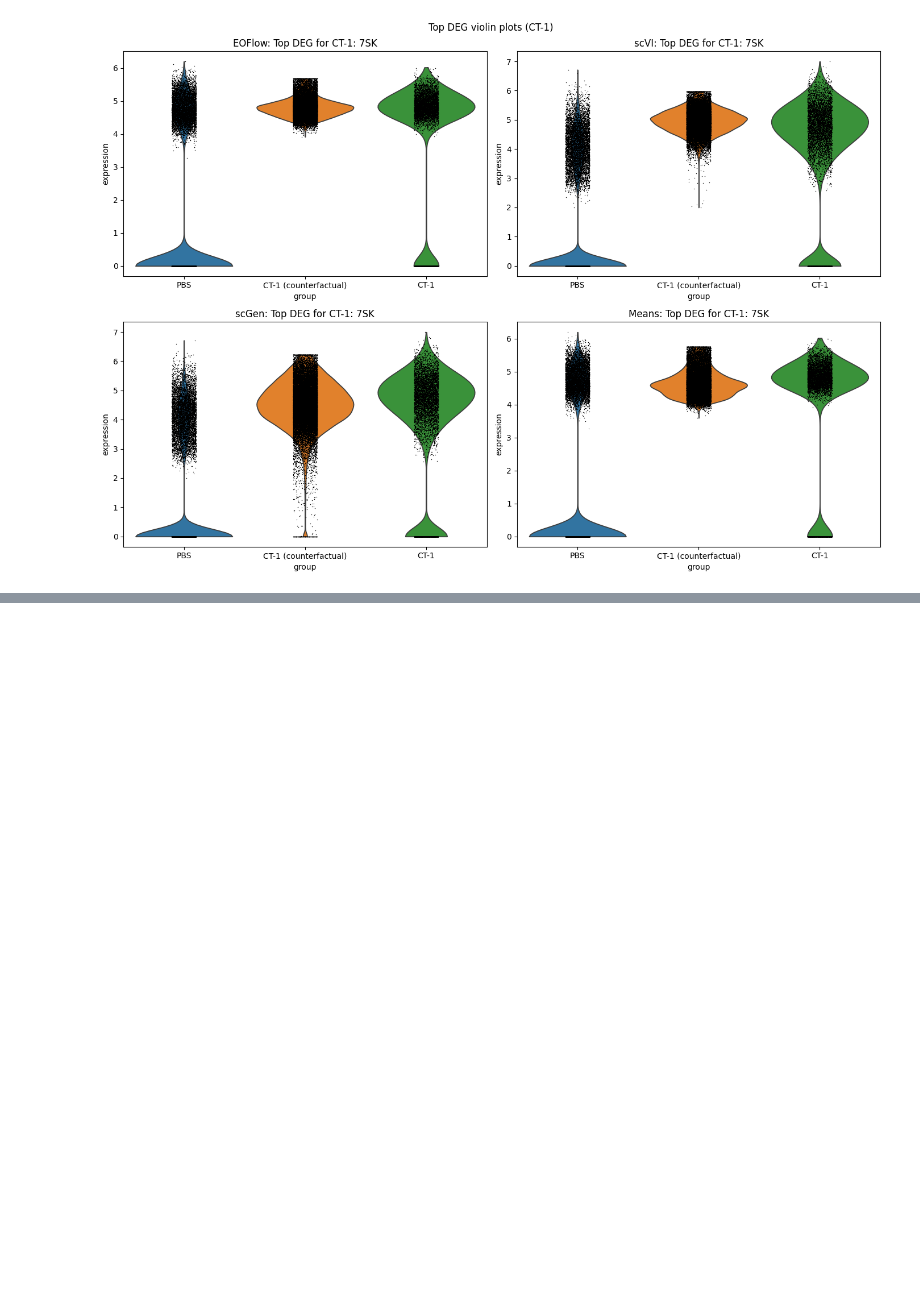
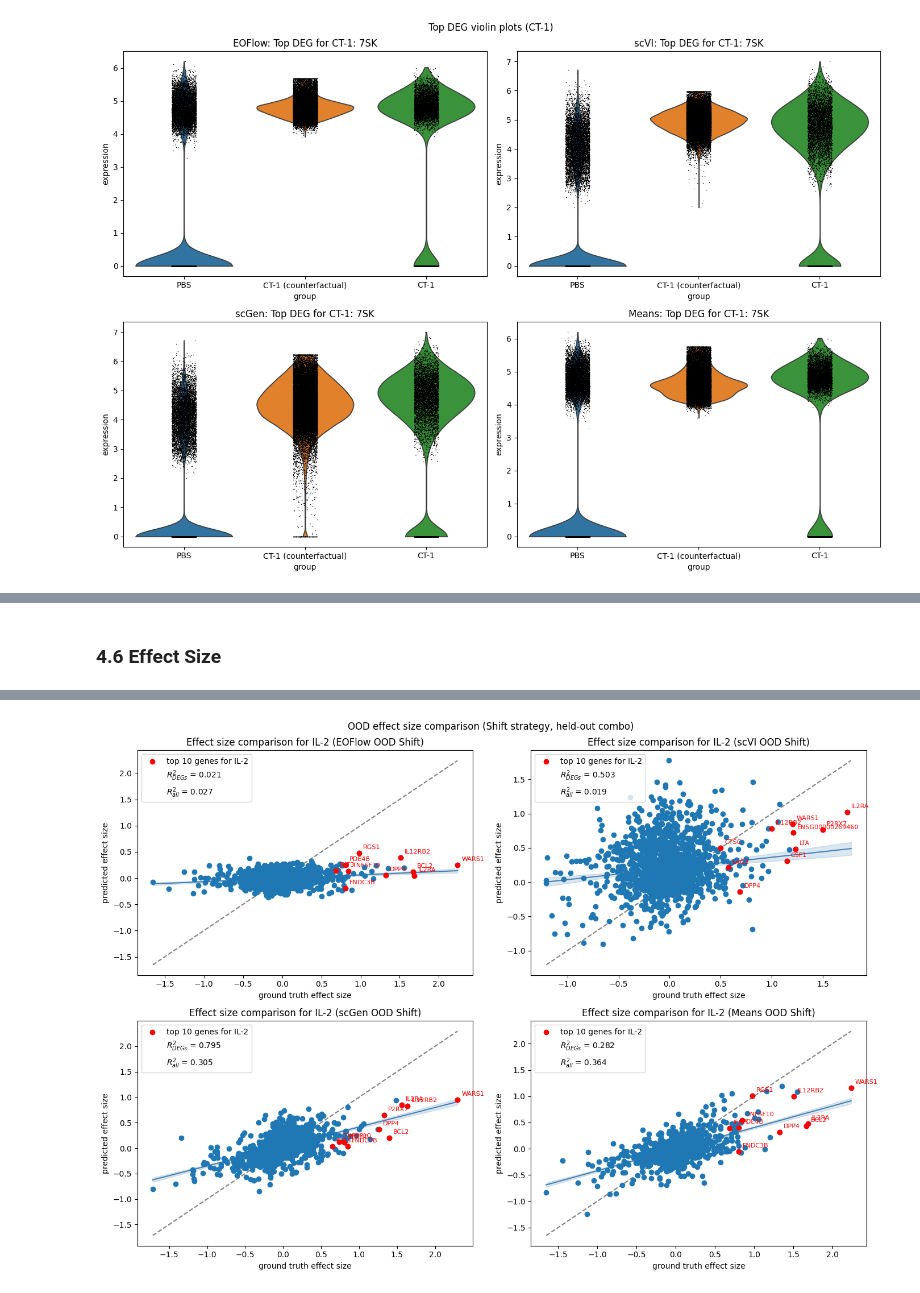
Before and after one commit to jan904/B-EOFlow, a Jupyter notebook: comparison.ipynb, the cells around one changed output, grey strips where cells are left out. Cells and saved outputs as stored; diff of their text form; code cells hidden in the pictures; blank space fills up the shorter version.

```diff
--- a/comparison.ipynb
+++ b/comparison.ipynb
@@ -658,0 +1124,20 @@ WARNING: adata.X seems to be already log-transformed.
+# %% [markdown]
+### 4.6 Effect Size
+# %%
+fig, axes = plt.subplots(2, 2, figsize=(14, 10))
+for m, ax in zip(ood_models, axes.flat):
+    cfs_fn = cfs_fn_from_adata(m["predictions"]["Shift"], source_label="Shift")
+    plot_effect_size_comparison(
+        m["scoped_analyzer"],
+        key=m["key"],
+        top_n=10,
+        cfs_fn=cfs_fn,
+        log1p_transform=m["log1p_transform"],
+        method=f"{m['name']} OOD Shift",
+        ax=ax,
+    )
+fig.suptitle("OOD effect size comparison (Shift strategy, held-out combo)")
+plt.tight_layout()
+plt.savefig(os.path.join(plot_dir, "ood_effect_size_comparison.png"), dpi=300)
+plt.show()
+# %% [output]
@@ -658,0 +1147 @@ WARNING: adata.X seems to be already log-transformed.
+[figure, added]
```
Also changed, not shown: parts of 26 cells of this notebook, 12 other files.
